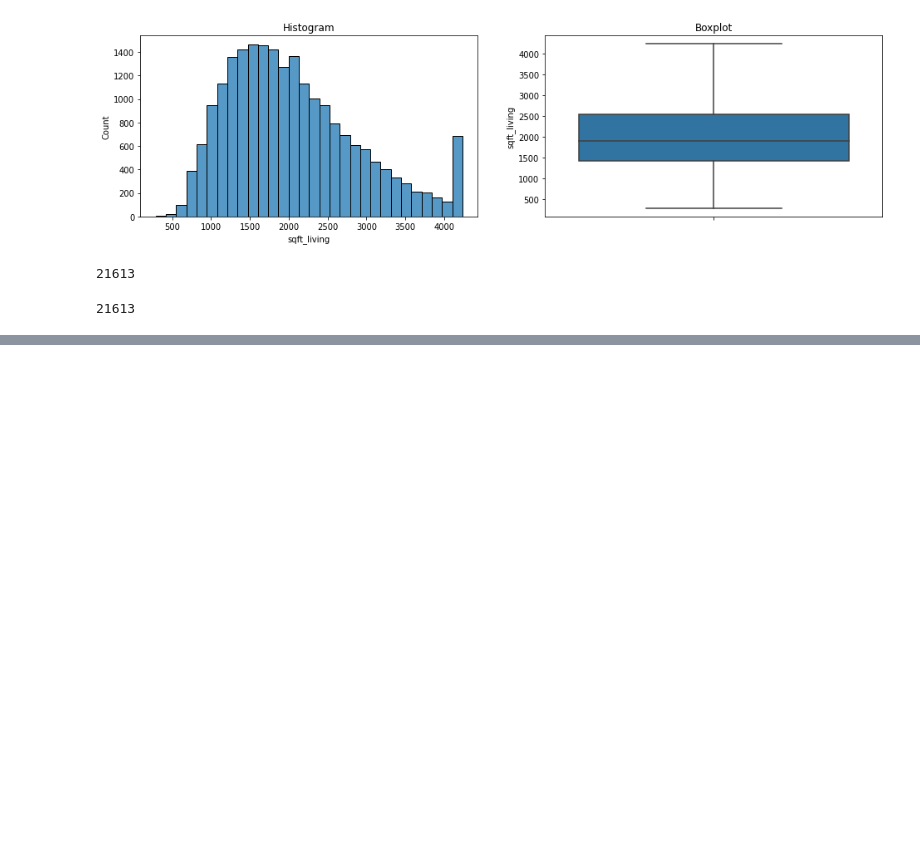
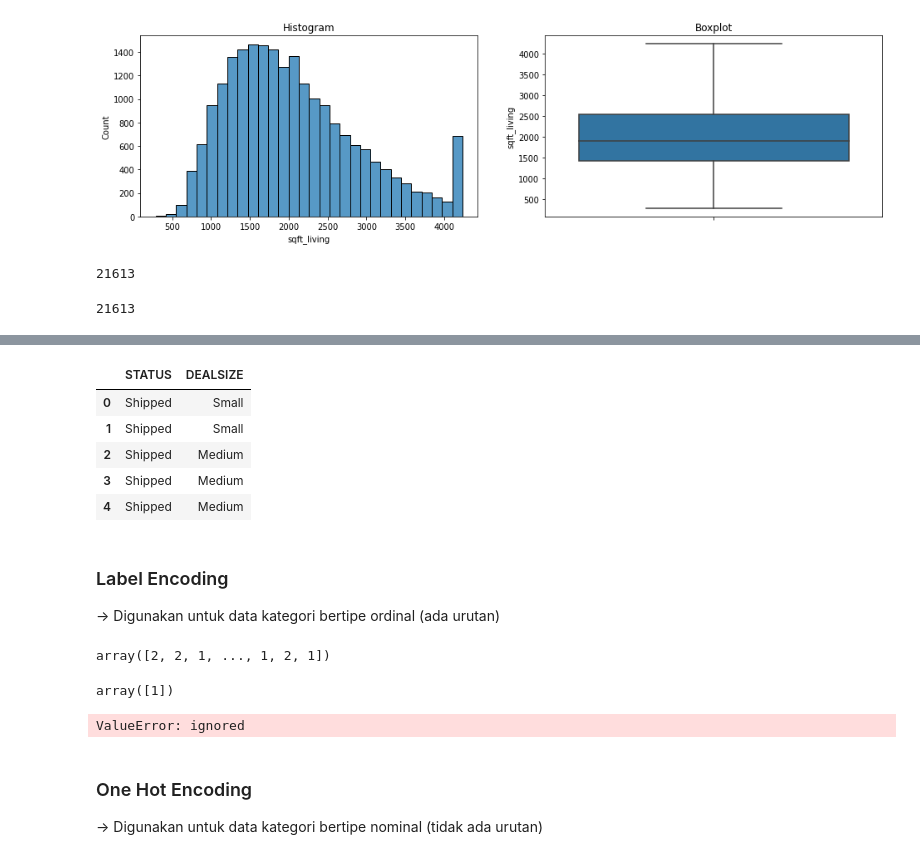
Before and after one commit to r-ap/TrainingMachineLearning, a Jupyter notebook: BFI_PYIM_11.ipynb, the cells around one changed output, grey strips where cells are left out. Saved outputs shown, nothing was run; the diff lists cells and outputs as text; code cells hidden in the pictures; blank space fills up the shorter version.

```diff
--- a/BFI_PYIM_11.ipynb
+++ b/BFI_PYIM_11.ipynb
@@ -206,0 +323,34 @@ len(sqft_liv_cap['sqft_living'])
+# %%
+cat_df = df[['STATUS','DEALSIZE']]
+cat_df.head()
+# %% [output]
+|  | STATUS | DEALSIZE |
+| 0 | Shipped | Small |
+| 1 | Shipped | Small |
+| 2 | Shipped | Medium |
+| 3 | Shipped | Medium |
+| 4 | Shipped | Medium |
+# %% [markdown]
+### Label Encoding
+
+-> Digunakan untuk data kategori bertipe ordinal (ada urutan)
+# %%
+from sklearn.preprocessing import LabelEncoder
+
+le_status = LabelEncoder().fit(cat_df['DEALSIZE'])
+
+le_status.transform(cat_df['DEALSIZE'])
+# %% [output]
+array([2, 2, 1, ..., 1, 2, 1])
+# %%
+le_status.transform(['Medium'])
+# %% [output]
+array([1])
+# %%
+le_status.transform(['medium'])
+# %% [output]
+ValueError: ignored
+# %% [markdown]
+### One Hot Encoding
+
+-> Digunakan untuk data kategori bertipe nominal (tidak ada urutan)
```
Also changed, not shown: parts of 25 cells of this notebook.
